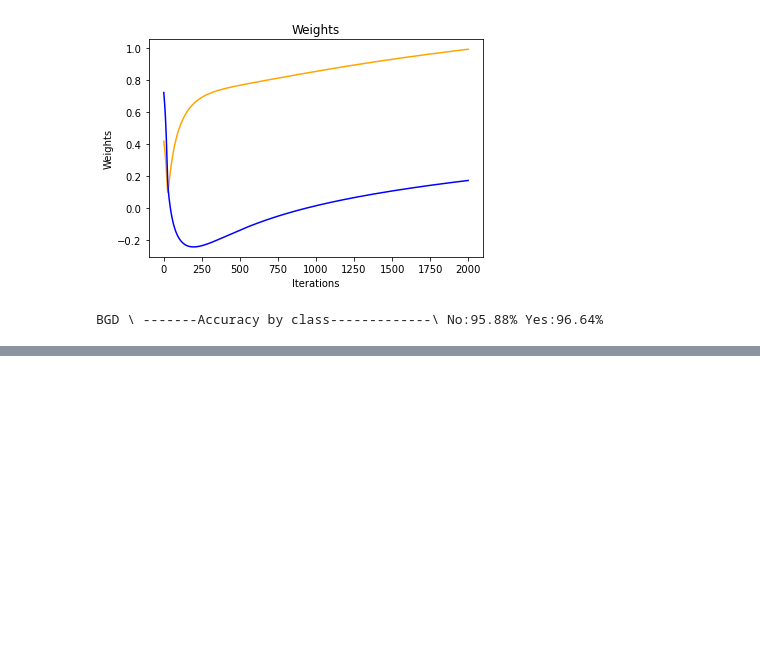
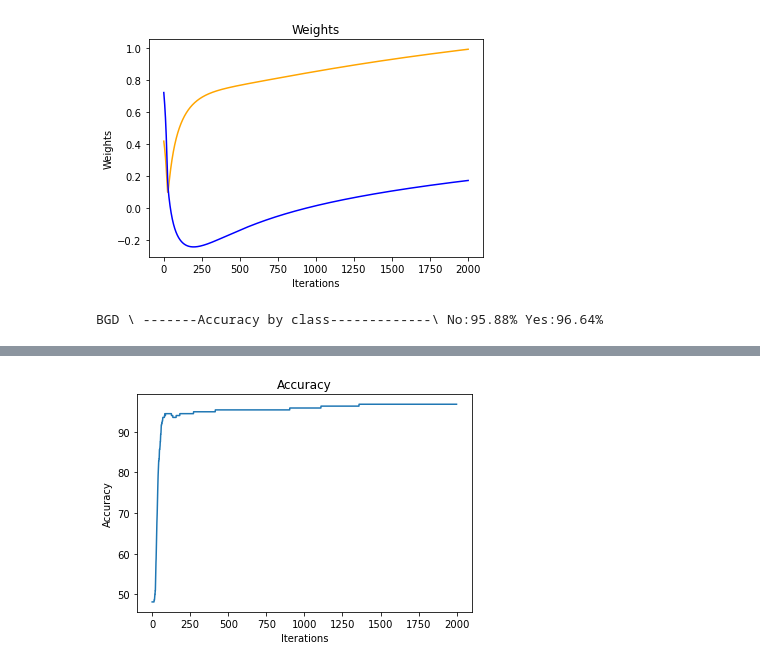
Before and after one commit to aibota1016/Perceptron, a Jupyter notebook: Perceptron.ipynb, the cells around one changed output, grey strips where cells are left out. Drawn from its saved outputs; the diff is of its cells as text; code cells hidden in the pictures; blank space fills up the shorter version.

```diff
--- a/Perceptron.ipynb
+++ b/Perceptron.ipynb
@@ -221,0 +290,14 @@ SGD \ -------Accuracy by class-------------\ No:100.00% Yes:100.00%
+# %%
+#Generating balanced, Log-Normal distributied dataset
+(i,j) = (9,8)
+stdd_y2 = 0.4
+Y2 = 200
+np.random.seed(3)
+y_a2 = np.random.gamma(i, stdd_y2, Y2)
+y_b2 = np.random.gamma(j, stdd_y2, Y2)
+
+(k,l) = (1,2)
+stdd_N2 = 0.7
+N2 = 200
+N_a2 = np.random.gamma(k, stdd_N2, N2)
+N_b2 = np.random.gamma(l, stdd_N2, N2)
@@ -221,0 +359,10 @@ SGD \ -------Accuracy by class-------------\ No:100.00% Yes:100.00%
+# %%
+#Iteration vs Accuracy
+itr = [i for i in range(num_iter)]
+plt.plot(itr, acc2)
+plt.xlabel("Iterations")
+plt.ylabel("Accuracy")
+plt.title("Accuracy")
+plt.show()
+# %% [output]
+[figure, added]
```
Also changed, not shown: parts of 20 cells of this notebook.
